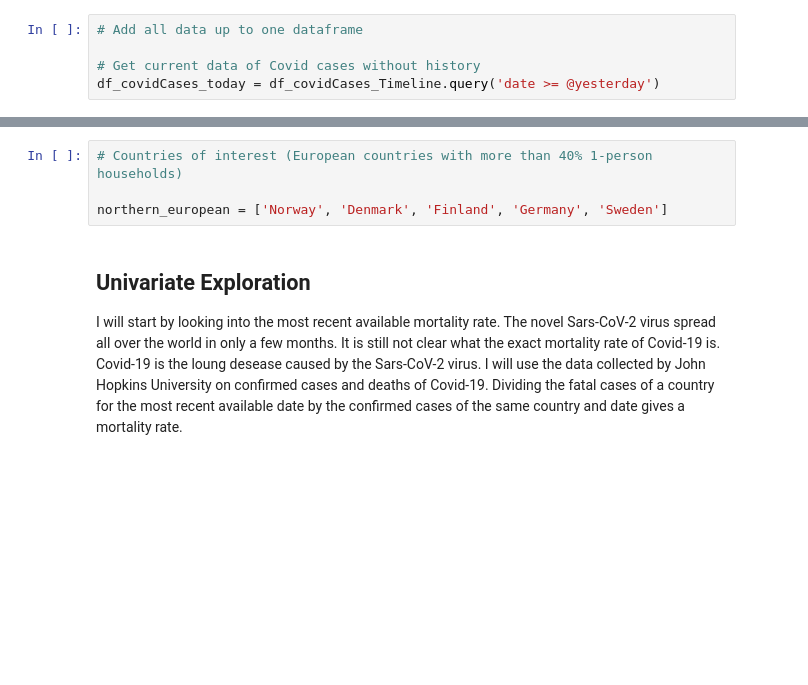
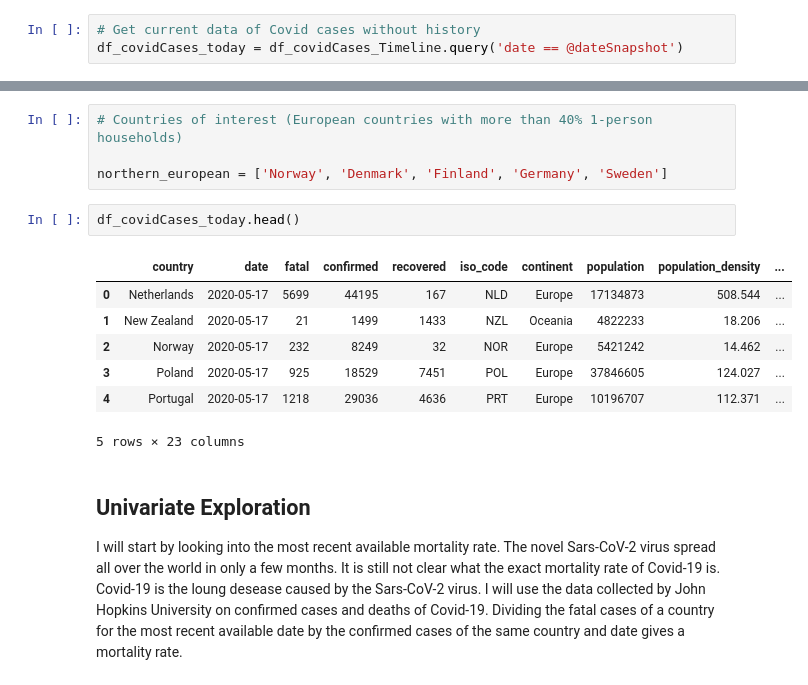
Before and after one commit to AtulSingh-Emyre/AnalysisCovid19, a Jupyter notebook: exploration_Covid19.ipynb, the cells around one changed output, grey strips where cells are left out. Cells and saved outputs as stored; diff of their text form; blank space fills up the shorter version.

```diff
--- a/exploration_Covid19.ipynb
+++ b/exploration_Covid19.ipynb
@@ -87,10 +91,8 @@ I expect to see a lower mortality rate among the countries with soon implemented
 # %% [markdown]
 This analyis will be the first of a series. In this analysis I will concentrate on the nordic countries, as the housing situation (see visualization at end of this document) here favors lockdowns. These countries are the ones with the highest percentage of one-person households. Meaning, if there is a person with Covid-19 in lockdown, there is no room mate or family to infect.
 # %%
-# Add all data up to one dataframe
-
 # Get current data of Covid cases without history
-df_covidCases_today = df_covidCases_Timeline.query('date >= @yesterday')
+df_covidCases_today = df_covidCases_Timeline.query('date == @dateSnapshot')
 # %%
 # Merge addtional info
 df_countryMetrics_Snapshot.drop(['Unnamed: 0', 'iso_code'], axis=1, inplace=True)
@@ -107,6 +109,16 @@ df_covidCases_today.drop(['Unnamed: 0'], axis=1, inplace=True)
 # Countries of interest (European countries with more than 40% 1-person households)
 
 northern_european = ['Norway', 'Denmark', 'Finland', 'Germany', 'Sweden']
+# %%
+df_covidCases_today.head()
+# %% [output]
+|  | country | date | fatal | confirmed | recovered | iso_code | continent | population | population_density | ... |
+| 0 | Netherlands | 2020-05-17 | 5699 | 44195 | 167 | NLD | Europe | 17134873 | 508.544 | ... |
+| 1 | New Zealand | 2020-05-17 | 21 | 1499 | 1433 | NZL | Oceania | 4822233 | 18.206 | ... |
+| 2 | Norway | 2020-05-17 | 232 | 8249 | 32 | NOR | Europe | 5421242 | 14.462 | ... |
+| 3 | Poland | 2020-05-17 | 925 | 18529 | 7451 | POL | Europe | 37846605 | 124.027 | ... |
+| 4 | Portugal | 2020-05-17 | 1218 | 29036 | 4636 | PRT | Europe | 10196707 | 112.371 | ... |
+5 rows × 23 columns
 # %% [markdown]
 ## Univariate Exploration
 
```
Also changed, not shown: parts of 10 cells of this notebook.
